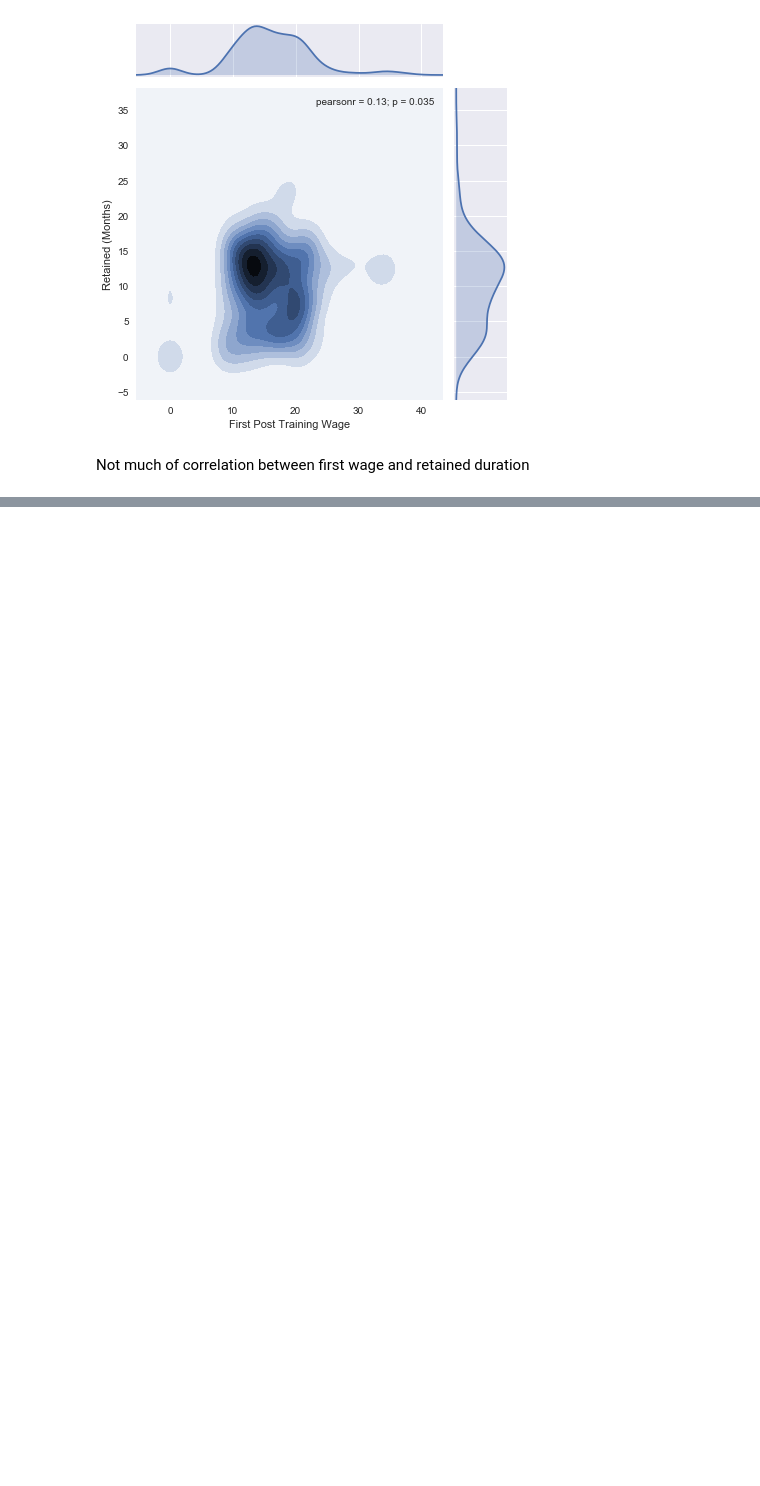
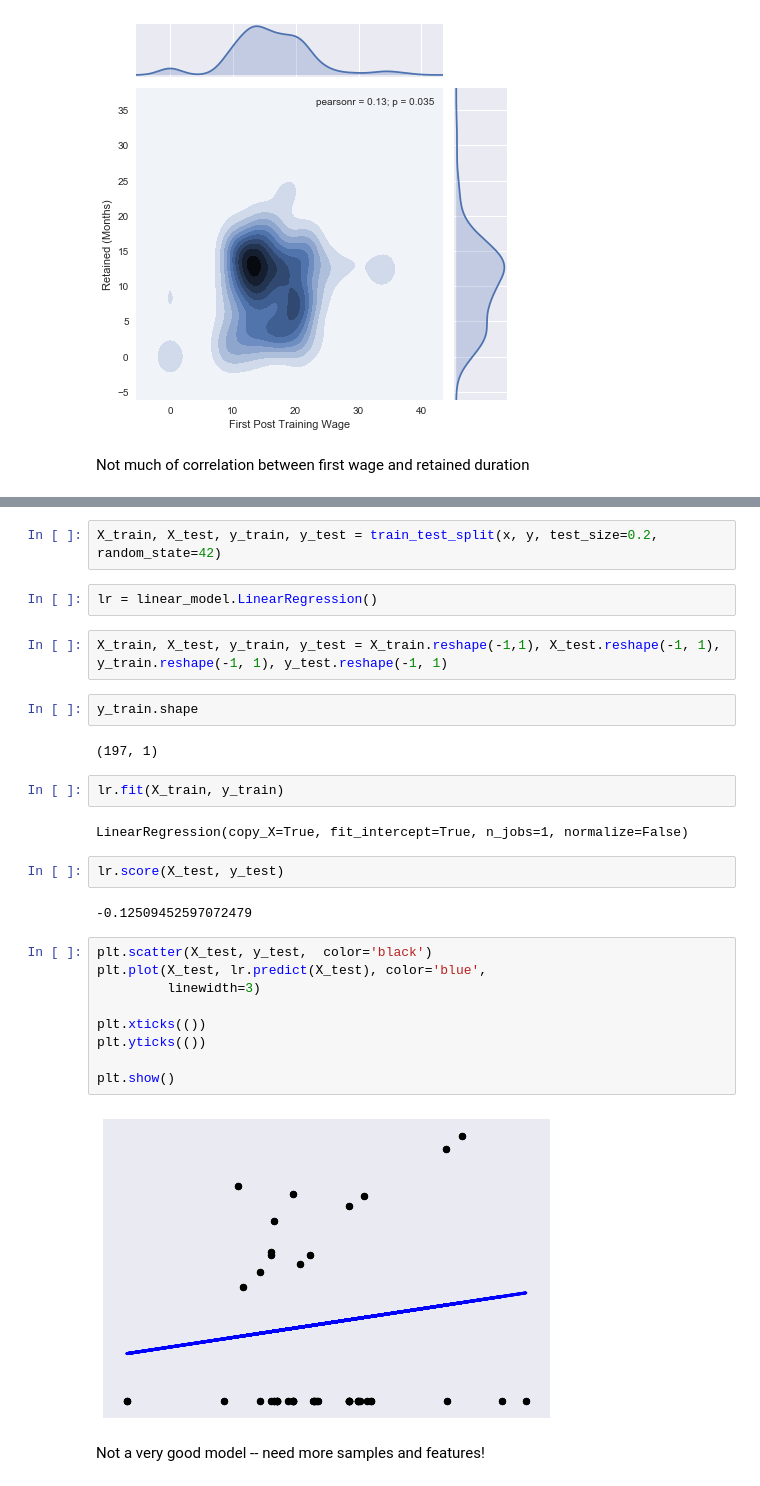
Before and after one commit to KT12/keepintouch, a Jupyter notebook: per_scholas_eda.ipynb, the cells around one changed output, grey strips where cells are left out. Cells and saved outputs as stored; diff of their text form; blank space fills up the shorter version.

```diff
--- a/per_scholas_eda.ipynb
+++ b/per_scholas_eda.ipynb
@@ -167,0 +176,31 @@ Not much of correlation between first wage and retained duration
+# %%
+X_train, X_test, y_train, y_test = train_test_split(x, y, test_size=0.2, random_state=42)
+# %%
+lr = linear_model.LinearRegression()
+# %%
+X_train, X_test, y_train, y_test = X_train.reshape(-1,1), X_test.reshape(-1, 1), y_train.reshape(-1, 1), y_test.reshape(-1, 1)
+# %%
+y_train.shape
+# %% [output]
+(197, 1)
+# %%
+lr.fit(X_train, y_train)
+# %% [output]
+LinearRegression(copy_X=True, fit_intercept=True, n_jobs=1, normalize=False)
+# %%
+lr.score(X_test, y_test)
+# %% [output]
+-0.12509452597072479
+# %%
+plt.scatter(X_test, y_test,  color='black')
+plt.plot(X_test, lr.predict(X_test), color='blue',
+         linewidth=3)
+
+plt.xticks(())
+plt.yticks(())
+
+plt.show()
+# %% [output]
+[figure, added]
+# %% [markdown]
+Not a very good model -- need more samples and features!
```
Also changed, not shown: parts of 3 cells of this notebook.
